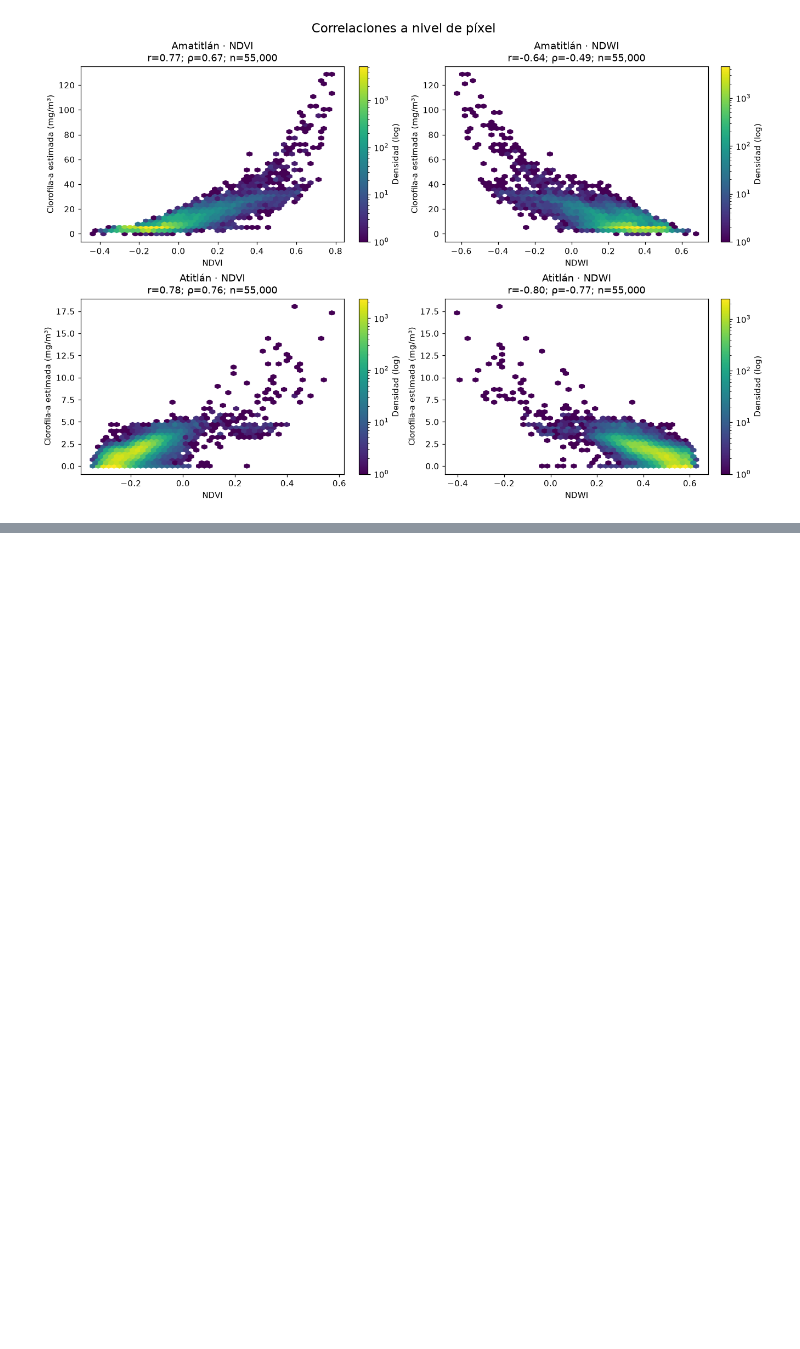
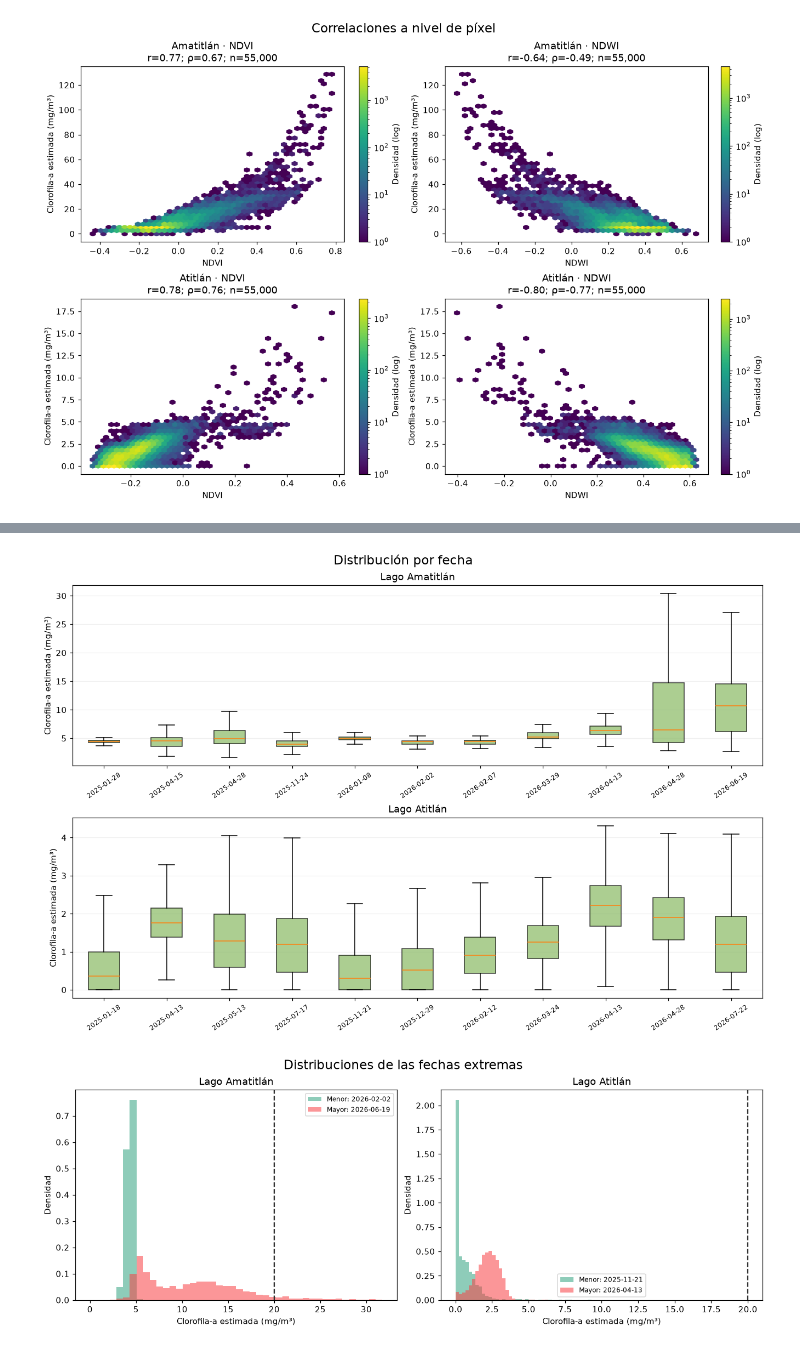
Before and after one commit to Dcextrim/Lab4-Analisis-Geoespacial, a Jupyter notebook: notebooks/laboratorio-4.ipynb, the cells around one changed output, grey strips where cells are left out. Saved outputs shown, nothing was run; the diff lists cells and outputs as text; code cells hidden in the pictures; blank space fills up the shorter version.

```diff
--- a/notebooks/laboratorio-4.ipynb
+++ b/notebooks/laboratorio-4.ipynb
@@ -694,0 +796,33 @@ plt.show()
+# %%
+fig_box, axes_box = plt.subplots(2, 1, figsize=(12, 8), constrained_layout=True)
+fig_hist, axes_hist = plt.subplots(1, 2, figsize=(12, 4.5), constrained_layout=True)
+for box_ax, hist_ax, lake_id in zip(axes_box, axes_hist, sorted(sample_by_date)):
+    dates = sorted(sample_by_date[lake_id])
+    values = [sample_by_date[lake_id][day]["cyano"] for day in dates]
+    labels = [day.strftime("%Y-%m-%d") for day in dates]
+    box_ax.boxplot(values, tick_labels=labels, showfliers=False, patch_artist=True)
+    for patch in box_ax.patches:
+        patch.set_facecolor("#90be6d"); patch.set_alpha(0.75)
+    box_ax.set_title(f"Lago {LAKES[lake_id]['name']}")
+    box_ax.set_ylabel("Clorofila-a estimada (mg/m³)")
+    box_ax.tick_params(axis="x", rotation=35, labelsize=8)
+    box_ax.grid(axis="y", alpha=0.2)
+
+    means = np.array([np.mean(item) for item in values])
+    low_idx, high_idx = int(np.argmin(means)), int(np.argmax(means))
+    upper = max(10, float(np.percentile(np.concatenate(values), 99.5)))
+    bins = np.linspace(0, upper, 45)
+    hist_ax.hist(values[low_idx], bins=bins, density=True, alpha=0.6, color="#43aa8b", label=f"Menor: {labels[low_idx]}")
+    hist_ax.hist(values[high_idx], bins=bins, density=True, alpha=0.55, color="#f94144", label=f"Mayor: {labels[high_idx]}")
+    hist_ax.axvline(20, color="#333333", linestyle="--")
+    hist_ax.set_title(f"Lago {LAKES[lake_id]['name']}")
+    hist_ax.set_xlabel("Clorofila-a estimada (mg/m³)"); hist_ax.set_ylabel("Densidad")
+    hist_ax.legend(fontsize=8)
+fig_box.suptitle("Distribución por fecha", fontsize=15)
+fig_hist.suptitle("Distribuciones de las fechas extremas", fontsize=15)
+fig_box.savefig(RESULTS_DIR / "08_boxplots.png", dpi=180, bbox_inches="tight")
+fig_hist.savefig(RESULTS_DIR / "08_histogramas.png", dpi=180, bbox_inches="tight")
+plt.show(fig_box); plt.show(fig_hist)
+# %% [output]
+[figure, added]
+[figure, added]
```
Also changed, not shown: parts of 16 cells of this notebook, 9 other files.
